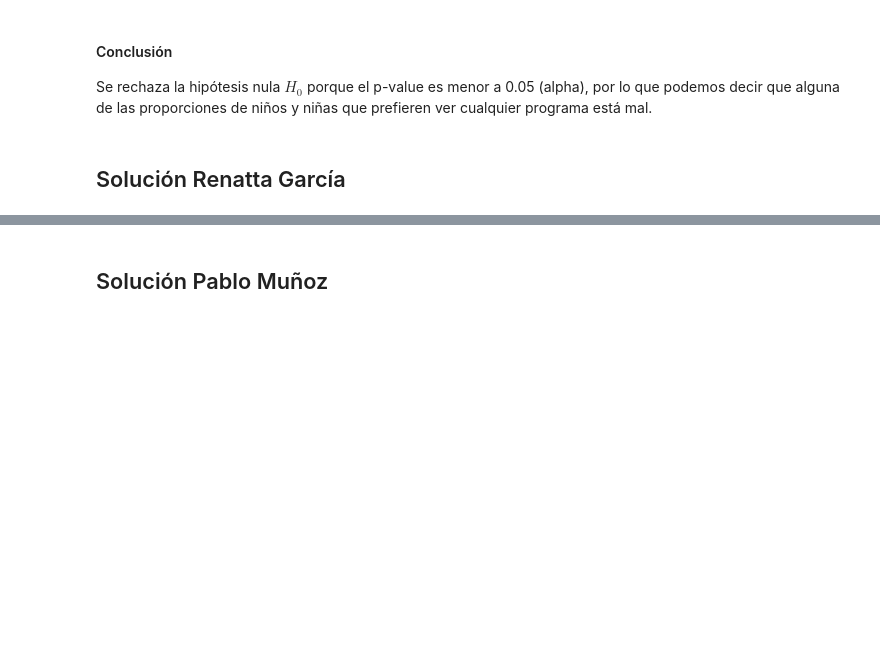
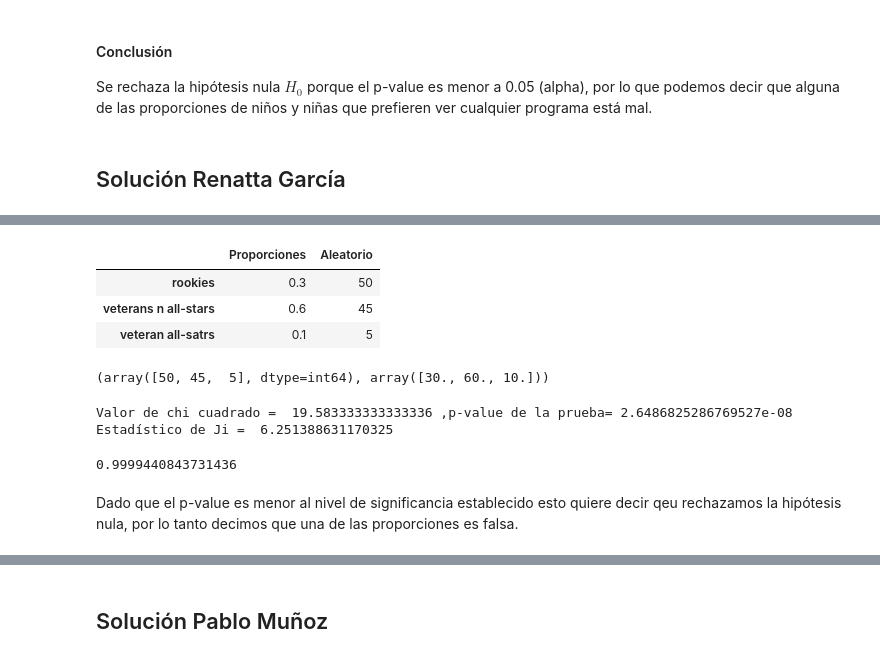
Before and after one commit to danielabenavides/Tareas_simproc_benavides_garcia_munoz, a Jupyter notebook: Tarea9.ipynb, the cells around one changed output, grey strips where cells are left out. Drawn from its saved outputs; the diff is of its cells as text; code cells hidden in the pictures; blank space fills up the shorter version.

```diff
--- a/Tarea9.ipynb
+++ b/Tarea9.ipynb
@@ -270,0 +283,37 @@ Se rechaza la hipótesis nula $H_0$ porque el p-value es menor a 0.05 (alpha), p
+# %%
+data = pd.DataFrame(index=['rookies','veterans n all-stars','veteran all-satrs'],columns=['Proporciones', 'Aleatorio'])
+data['Proporciones'] = [0.30,0.60,0.10]
+data['Aleatorio'] = [50, 45, 5]
+data
+# %% [output]
+|  | Proporciones | Aleatorio |
+| rookies | 0.3 | 50 |
+| veterans n all-stars | 0.6 | 45 |
+| veteran all-satrs | 0.1 | 5 |
+# %%
+f_e = np.array(data['Proporciones']*100)
+f_o = np.array(data['Aleatorio'])
+
+f_o, f_e
+# %% [output]
+(array([50, 45,  5], dtype=int64), array([30., 60., 10.]))
+# %%
+#### Método chi cuadrado
+F_obse = f_o
+F_espe = f_e
+
+x2 = st.chisquare(F_obse,F_espe,ddof=1.99)
+print('Valor de chi cuadrado = ',list(x2)[0],',p-value de la prueba=',list(x2)[1])
+
+Ji = st.chi2.ppf(q = 0.9,df=3)
+print('Estadístico de Ji = ',Ji)
+# %% [output]
+Valor de chi cuadrado =  19.583333333333336 ,p-value de la prueba= 2.6486825286769527e-08
+Estadístico de Ji =  6.251388631170325
+# %%
+x1 = st.chi2.cdf(list(x2)[0],df=2)
+x1
+# %% [output]
+0.9999440843731436
+# %% [markdown]
+Dado que el p-value es menor al nivel de significancia establecido esto quiere decir qeu rechazamos la hipótesis nula, por lo tanto decimos que una de las proporciones es falsa.
```
Also changed, not shown: parts of 8 cells of this notebook.
